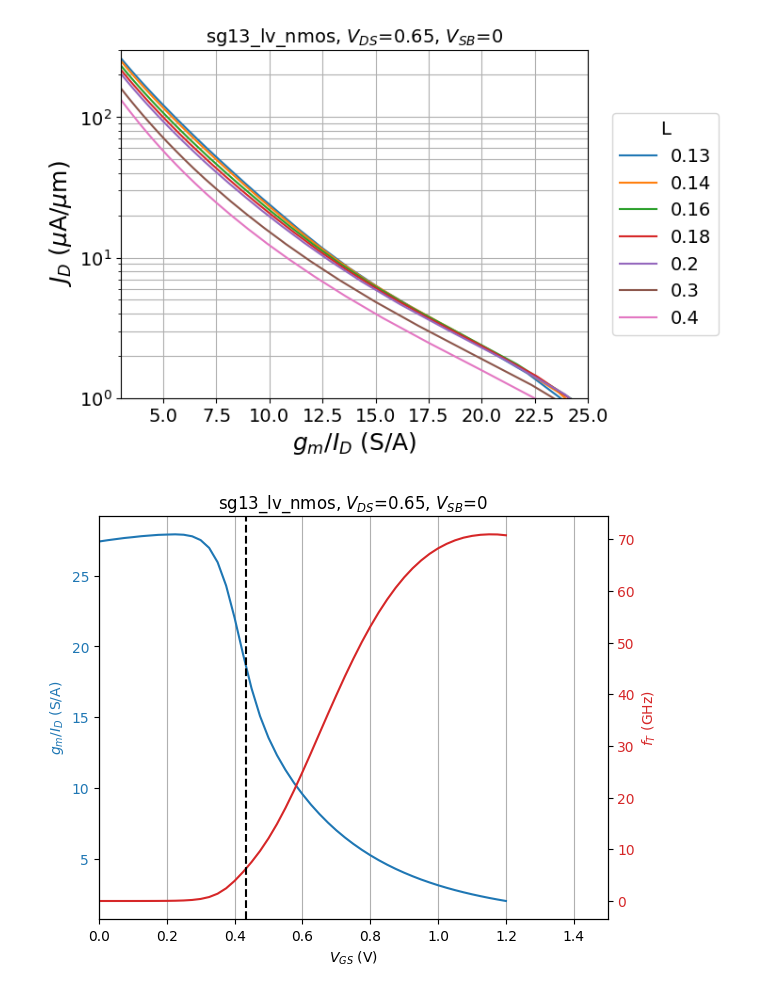
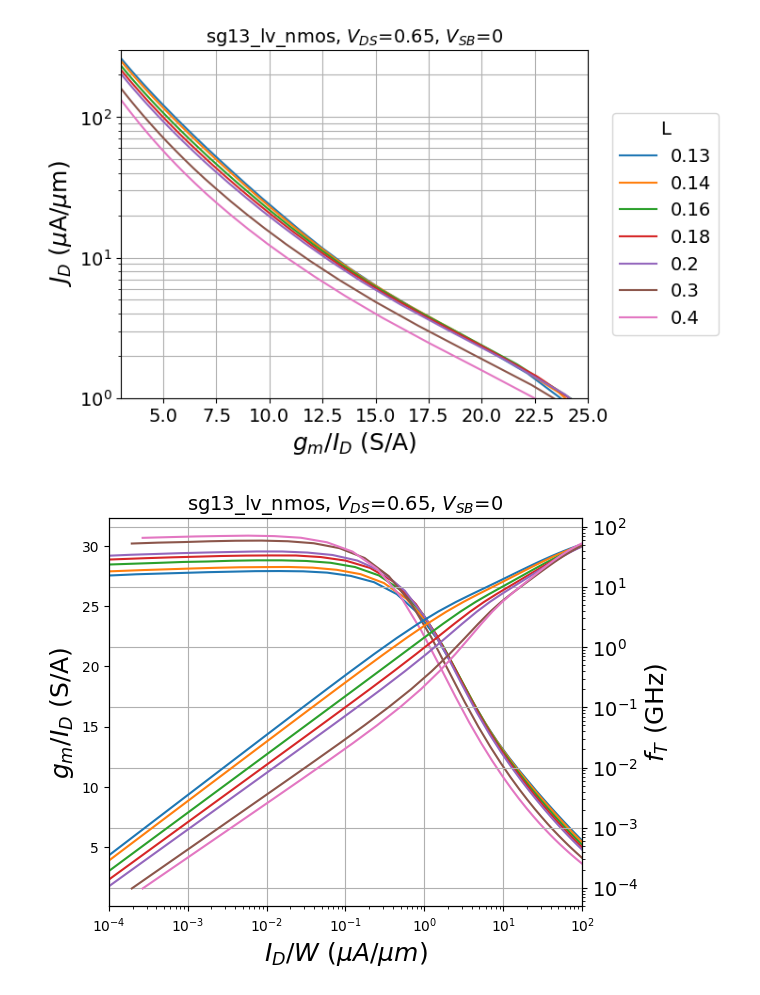
Before and after one commit to bmurmann/CircuitInsights2026, a Jupyter notebook: plots/all_plots_real.ipynb, the cells around one changed output. Saved outputs shown, nothing was run; the diff lists cells and outputs as text; code cells hidden in the pictures.

Commit message:
Update plots
Signed-off-by: bmurmann <bmurmann@gmail.com>

```diff
--- a/plots/all_plots_real.ipynb
+++ b/plots/all_plots_real.ipynb
@@ -90,27 +90,30 @@ plt.show()
 [figure]
 # %%
 # combo plot
-L1 = min(l); VDS1=0.65; VSB1=0
+VDS1=0.65; VSB1=0
 gm_id1 = fet.lookup('GM_ID', L=L1, VDS=VDS1, VSB=VSB1)
 ft1 = fet.lookup('GM_CGG', L=L1, VDS=VDS1, VSB=VSB1)/2/np.pi
 vt = fet.lookup('VT', L=L1, VGS=0.9, VDS=VDS1, VSB=VSB1)
 
 fig, ax1 = plt.subplots()
 ax1.grid(axis='x')
-ax1.set_xlabel('$V_{GS}$ (V)')
-color = 'tab:blue'
-ax1.set_ylabel('$g_m/I_D$ (S/A)', color=color)
-ax1.plot(vgs, gm_id1, color=color)
-ax1.tick_params(axis='y', labelcolor=color)
+ax1.set_xlabel('$I_D/W$ ($\mu A/\mu m$)', fontsize=18)
+ax1.set_ylabel('$g_m/I_D$ (S/A)', fontsize=18)
+ax1.semilogx(jd2.transpose(), gm_id2.transpose(), )
+
+ax1.tick_params(axis='y')
 ax2 = ax1.twinx()
-color = 'tab:red'
-ax2.set_ylabel('$f_T$ (GHz)', color=color)
-ax2.plot(vgs, ft1/1e9, color=color)
-ax2.tick_params(axis='y', labelcolor=color)
+ax2.set_ylabel('$f_T$ (GHz)', fontsize=18)
+ax2.loglog(jd2.transpose(), ft1/1e9)
+ax2.tick_params(axis='y')
+#ax2.legend(loc='center right', title='L', labels=L1.tolist(), bbox_to_anchor=(1.3, 0.5), title_fontsize=14, fontsize=14)
+
 fig.tight_layout()
-plt.title(dev+', $V_{DS}$='+str(VDS1)+', $V_{SB}$='+str(VSB1))
-plt.xlim(0, 1.5)
-plt.axvline(x=vt, color='k', linestyle='--')
+plt.title(dev+', $V_{DS}$='+str(VDS1)+', $V_{SB}$='+str(VSB1), fontsize=14)
+plt.xlim(1e-4, 1e2)
+plt.xticks(fontsize=14)
+plt.yticks(fontsize=14)
+plt.grid(which='major')
 plt.show()
 # %% [output]
-[figure, old version]
+[figure, new version]
```
Also changed, not shown: 1 other file.
